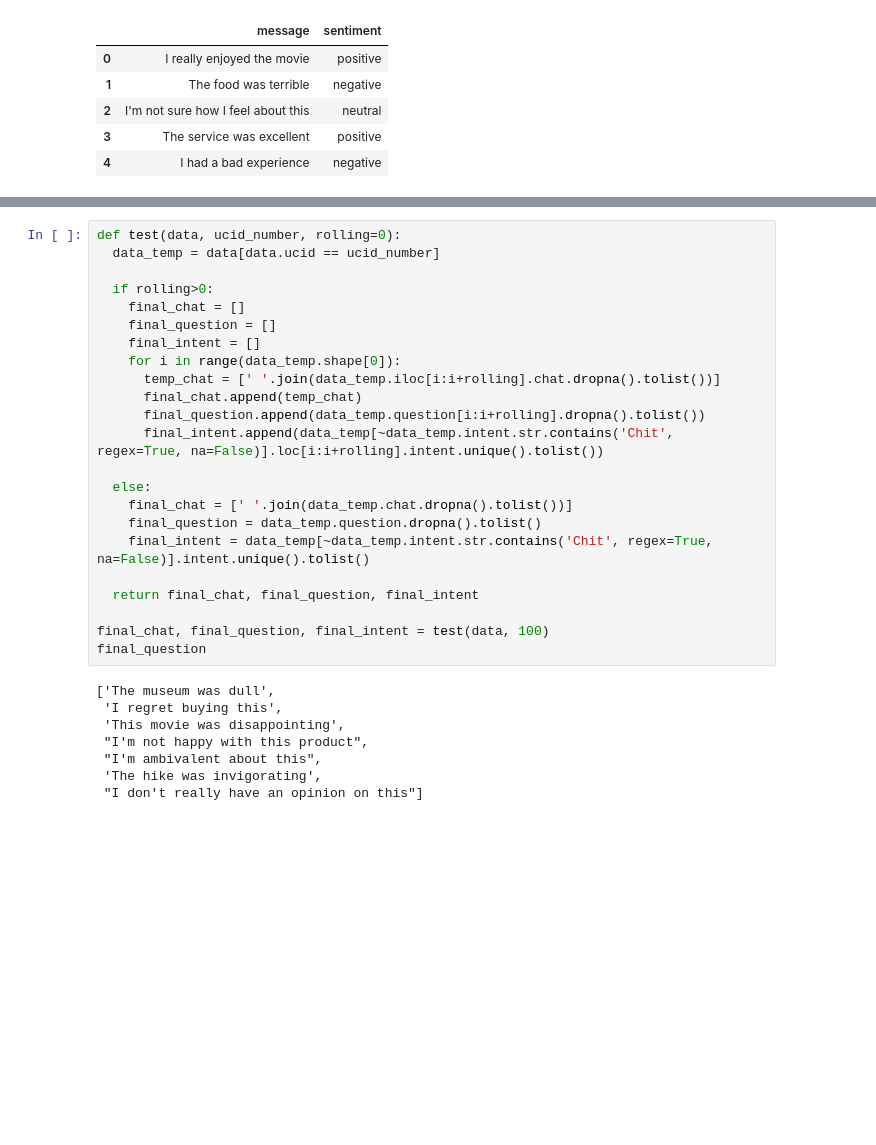
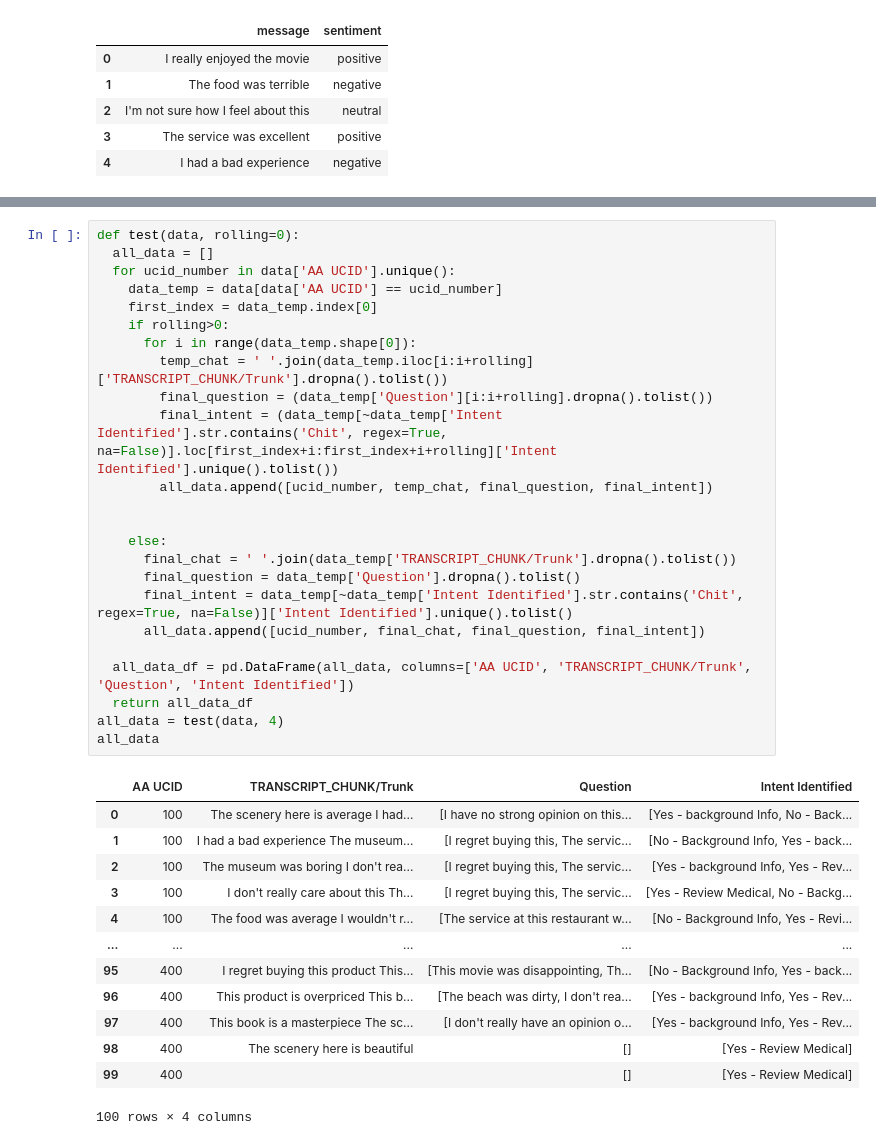
Before and after one commit to navid-finra/finra2, a Jupyter notebook: chats.ipynb, the cells around one changed output, grey strips where cells are left out. Saved outputs shown, nothing was run; the diff lists cells and outputs as text; blank space fills up the shorter version.

```diff
--- a/chats.ipynb
+++ b/chats.ipynb
@@ -70,32 +70,39 @@ data
 100 rows × 4 columns
 # %%
-def test(data, ucid_number, rolling=0):
-  data_temp = data[data.ucid == ucid_number]
+def test(data, rolling=0):
+  all_data = []
+  for ucid_number in data['AA UCID'].unique():
+    data_temp = data[data['AA UCID'] == ucid_number]
+    first_index = data_temp.index[0]
+    if rolling>0:
+      for i in range(data_temp.shape[0]):
+        temp_chat = ' '.join(data_temp.iloc[i:i+rolling]['TRANSCRIPT_CHUNK/Trunk'].dropna().tolist())
+        final_question = (data_temp['Question'][i:i+rolling].dropna().tolist())
+        final_intent = (data_temp[~data_temp['Intent Identified'].str.contains('Chit', regex=True, na=False)].loc[first_index+i:first_index+i+rolling]['Intent Identified'].unique().tolist())
+        all_data.append([ucid_number, temp_chat, final_question, final_intent])
 
-  if rolling>0:
-    final_chat = []
-    final_question = []
-    final_intent = []
-    for i in range(data_temp.shape[0]):
-      temp_chat = [' '.join(data_temp.iloc[i:i+rolling].chat.dropna().tolist())]
-      final_chat.append(temp_chat)
-      final_question.append(data_temp.question[i:i+rolling].dropna().tolist())
-      final_intent.append(data_temp[~data_temp.intent.str.contains('Chit', regex=True, na=False)].loc[i:i+rolling].intent.unique().tolist())
 
-  else:
-    final_chat = [' '.join(data_temp.chat.dropna().tolist())]
-    final_question = data_temp.question.dropna().tolist()
-    final_intent = data_temp[~data_temp.intent.str.contains('Chit', regex=True, na=False)].intent.unique().tolist()
+    else:
+      final_chat = ' '.join(data_temp['TRANSCRIPT_CHUNK/Trunk'].dropna().tolist())
+      final_question = data_temp['Question'].dropna().tolist()
+      final_intent = data_temp[~data_temp['Intent Identified'].str.contains('Chit', regex=True, na=False)]['Intent Identified'].unique().tolist()
+      all_data.append([ucid_number, final_chat, final_question, final_intent])
 
-  return final_chat, final_question, final_intent
-
-final_chat, final_question, final_intent = test(data, 100)
-final_question
+  all_data_df = pd.DataFrame(all_data, columns=['AA UCID', 'TRANSCRIPT_CHUNK/Trunk', 'Question', 'Intent Identified'])
+  return all_data_df
+all_data = test(data, 4)
+all_data
 # %% [output]
+|  | AA UCID | TRANSCRIPT_CHUNK/Trunk | Question | Intent Identified |
+| 0 | 100 | The scenery here is average I had... | [I have no strong opinion on this... | [Yes - background Info, No - Back... |
+| 1 | 100 | I had a bad experience The museum... | [I regret buying this, The servic... | [No - Background Info, Yes - back... |
+| 2 | 100 | The museum was boring I don't rea... | [I regret buying this, The servic... | [Yes - background Info, Yes - Rev... |
+| 3 | 100 | I don't really care about this Th... | [I regret buying this, The servic... | [Yes - Review Medical, No - Backg... |
+| 4 | 100 | The food was average I wouldn't r... | [The service at this restaurant w... | [No - Background Info, Yes - Revi... |
+| ... | ... | ... | ... | ... |
+| 95 | 400 | I regret buying this product This... | [This movie was disappointing, Th... | [No - Background Info, Yes - back... |
+| 96 | 400 | This product is overpriced This b... | [The beach was dirty, I don't rea... | [Yes - background Info, Yes - Rev... |
+| 97 | 400 | This book is a masterpiece The sc... | [I don't really have an opinion o... | [Yes - background Info, Yes - Rev... |
+| 98 | 400 | The scenery here is beautiful | [] | [Yes - Review Medical] |
+| 99 | 400 |  | [] | [Yes - Review Medical] |
-['The museum was dull',
- 'I regret buying this',
- 'This movie was disappointing',
- "I'm not happy with this product",
- "I'm ambivalent about this",
- 'The hike was invigorating',
- "I don't really have an opinion on this"]
+100 rows × 4 columns
```
Also changed, not shown: parts of 2 cells of this notebook.
